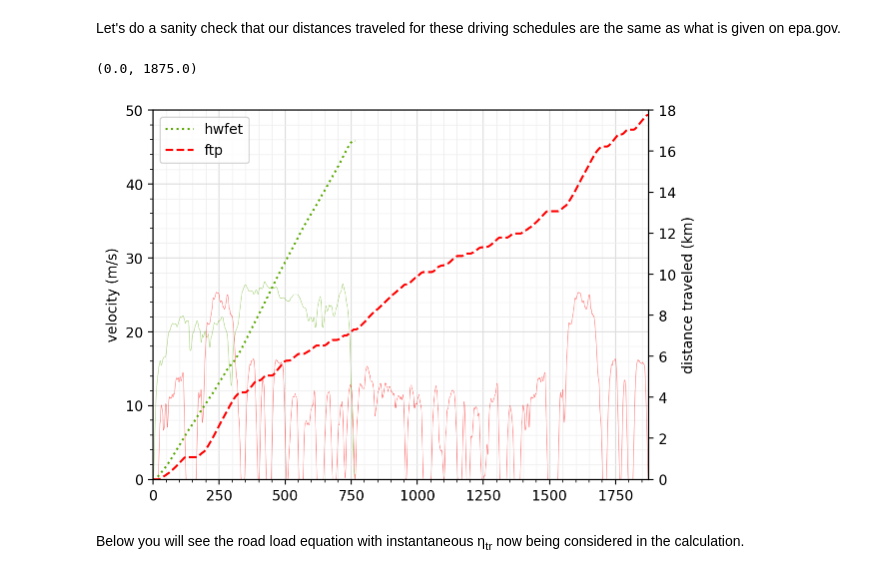
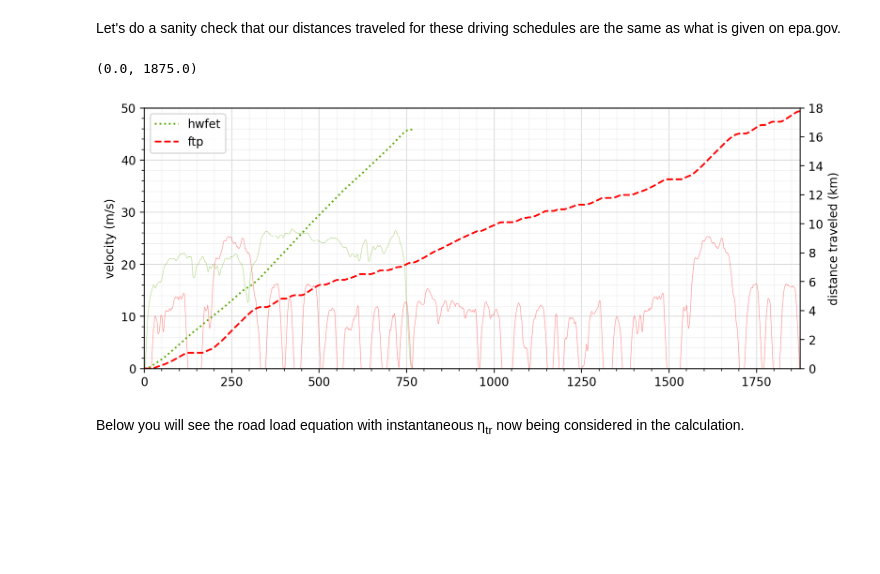
Before and after one commit to davvidbaker/aes-hw-s24, a Jupyter notebook: transportation/hw2.ipynb, the cells around one changed output. Drawn from its saved outputs; the diff is of its cells as text; code cells hidden in the pictures; blank space fills up the shorter version.

```diff
--- a/transportation/hw2.ipynb
+++ b/transportation/hw2.ipynb
@@ -76,35 +84,37 @@ kph_to_mps = 0.277778  # 1 kph = 0.277778 m/s
 
 cycle = dict(
     time=[hwfet_schedule["time"].values, ftp_schedule["time"].values],
     mps=[
         hwfet_schedule["speed (kph)"] * kph_to_mps,
         ftp_schedule["speed (kph)"] * kph_to_mps,
     ],
     name=["hwfet", "ftp"],
 )
 
 hwfet_integral = np.array([0, *np.cumsum(cycle["mps"][0])]) / 1000.0
 ftp_integral = np.array([0, *np.cumsum(cycle["mps"][1])]) / 1000.0
 
-fig, ax1 = plt.subplots()
+
+fig, ax1 = plt.subplots(figsize=(10,4))
 ax2 = ax1.twinx()
+
 
 ax1.plot(cycle["mps"][0], color="xkcd:leaf green", alpha=0.5, linewidth=0.4)
 ax1.plot(cycle["mps"][1], color="red", alpha=0.5, linewidth=0.4)
 ax2.plot(hwfet_integral, linestyle="dotted", color="xkcd:leaf green", label="hwfet")
 ax2.plot(ftp_integral, linestyle="dashed", color="red", label="ftp")
 ax1.set_ylabel("velocity (m/s)")
 hw_utils.nice_grid(ax1)
 
 
 plt.legend()
 ax2.set_ylabel("distance traveled (km)")
 ax1.set_ylim(0, 50)
 ax2.set_ylim(0, 18)
 ax1.set_xlim(0, 1875)
 # %% [output]
 (0.0, 1875.0)
-[figure, old version]
+[figure, new version]
 # %% [markdown]
 Below you will see the road load equation with  instantaneous η<sub>tr</sub> now being considered in the calculation.
 # %%
```
Also changed, not shown: parts of 11 cells of this notebook.
